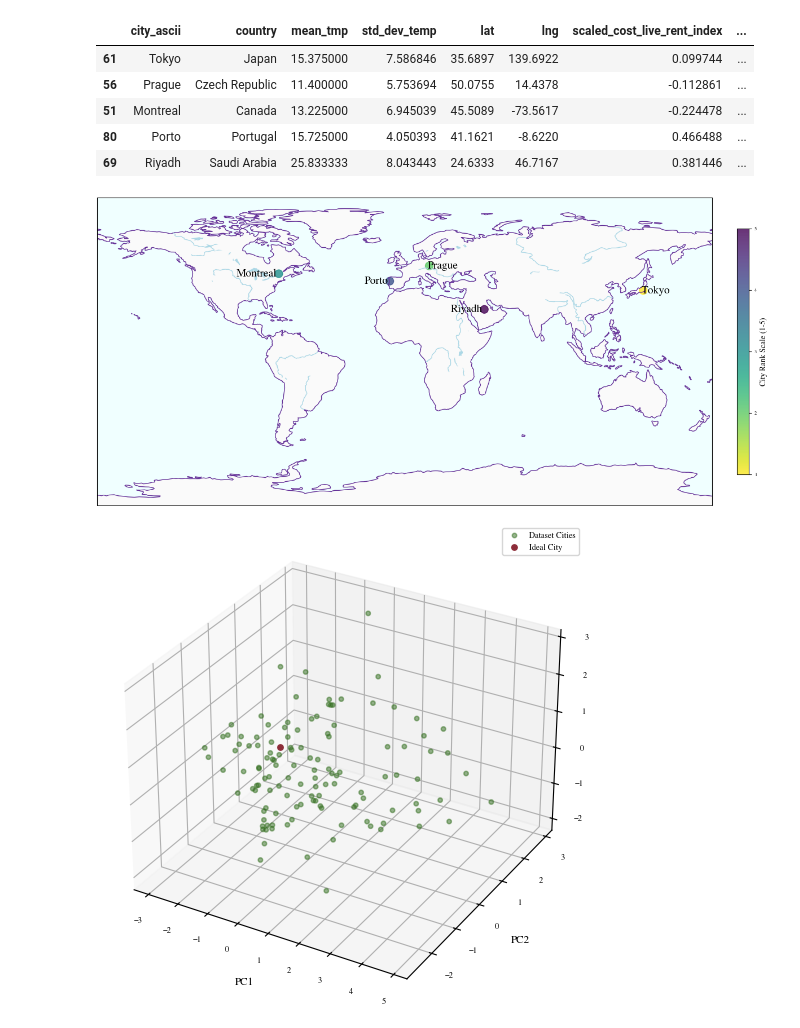
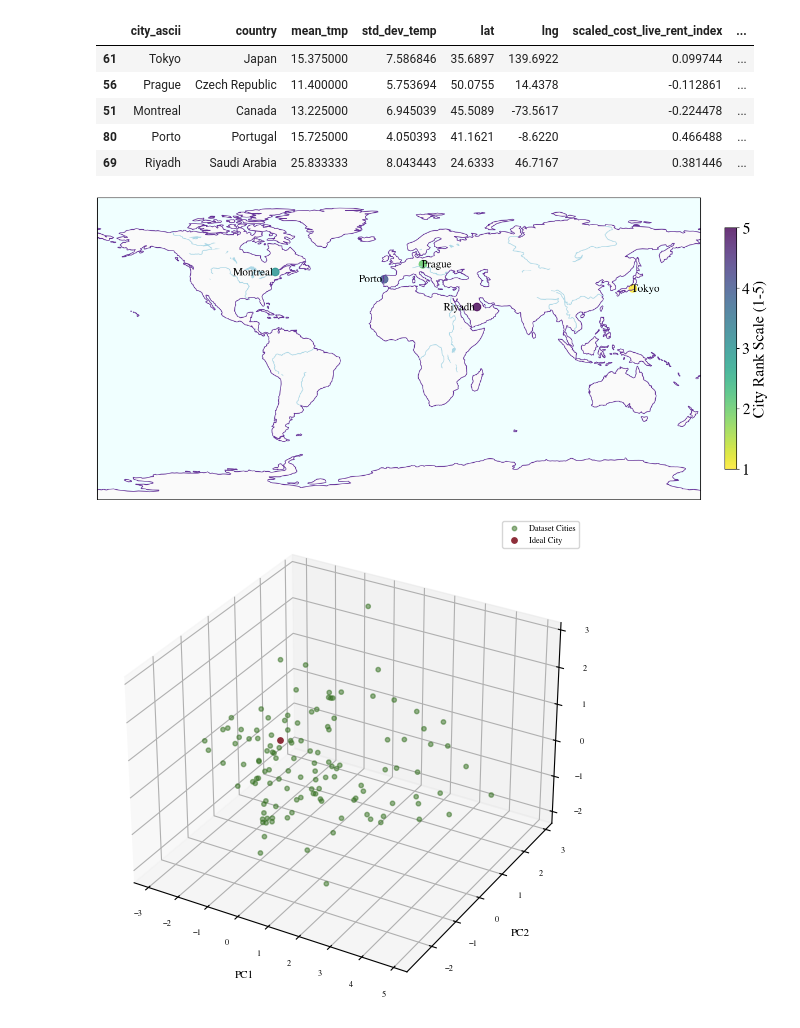
Before and after one commit to kayoooon1/city-recsys, a Jupyter notebook: viz/viz-02.ipynb, the cells around one changed output. Cells and saved outputs as stored; diff of their text form; code cells hidden in the pictures.

```diff
--- a/viz/viz-02.ipynb
+++ b/viz/viz-02.ipynb
@@ -468,35 +511,36 @@ ax.add_feature(cfeature.COASTLINE, edgecolor='RebeccaPurple')
 ax.add_feature(cfeature.LAKES, facecolor='LightBlue')
 ax.add_feature(cfeature.RIVERS, edgecolor='LightBlue')
 
 # Scatter plot
 sc = ax.scatter(finding_home_top_df['lng'], finding_home_top_df['lat'],
                 c=finding_home_top_df['Rank'], cmap='viridis_r', s=100, alpha=0.8,
                 transform=ccrs.PlateCarree())
 
 
 for i, txt in enumerate(finding_home_top_df['city_ascii']):
     if txt == "Prague":
         ax.text(finding_home_top_df['lng'].iloc[i] - 1, finding_home_top_df['lat'].iloc[i], txt,
                 color='black', fontsize=14, ha='left', va='center', transform=ccrs.PlateCarree())
     elif txt == "Tokyo":
         ax.text(finding_home_top_df['lng'].iloc[i] - 1, finding_home_top_df['lat'].iloc[i], txt,
                 color='black', fontsize=14, ha='left', va='center', transform=ccrs.PlateCarree())
     else:
         ax.text(finding_home_top_df['lng'].iloc[i] - 1, finding_home_top_df['lat'].iloc[i], txt,
             color='black', fontsize=14, ha='right', va='center', transform=ccrs.PlateCarree())
 
 # Add colorbar
 cbar = fig.colorbar(sc, ax=ax, fraction=0.02, pad=0.04)
-cbar.set_label('City Rank Scale (1-5)', fontsize='10')
+cbar.set_label('City Rank Scale (1-5)', fontsize=20)
 cbar.set_ticks(np.arange(1, 6))
+cbar.ax.tick_params(labelsize=20)
 
 # Set the global extent
 ax.set_global()
 
 plt.show()
 fig.savefig('top_5_cities_default_params.pdf')
 # %% [output]
-[figure, old version]
+[figure, new version]
 # %%
 def rgb_to_hex(rgb):
     return '#%02x%02x%02x' % (int(rgb[0]*255), int(rgb[1]*255), int(rgb[2]*255))
```
Also changed, not shown: parts of 1 cell of this notebook, 5 other files.
